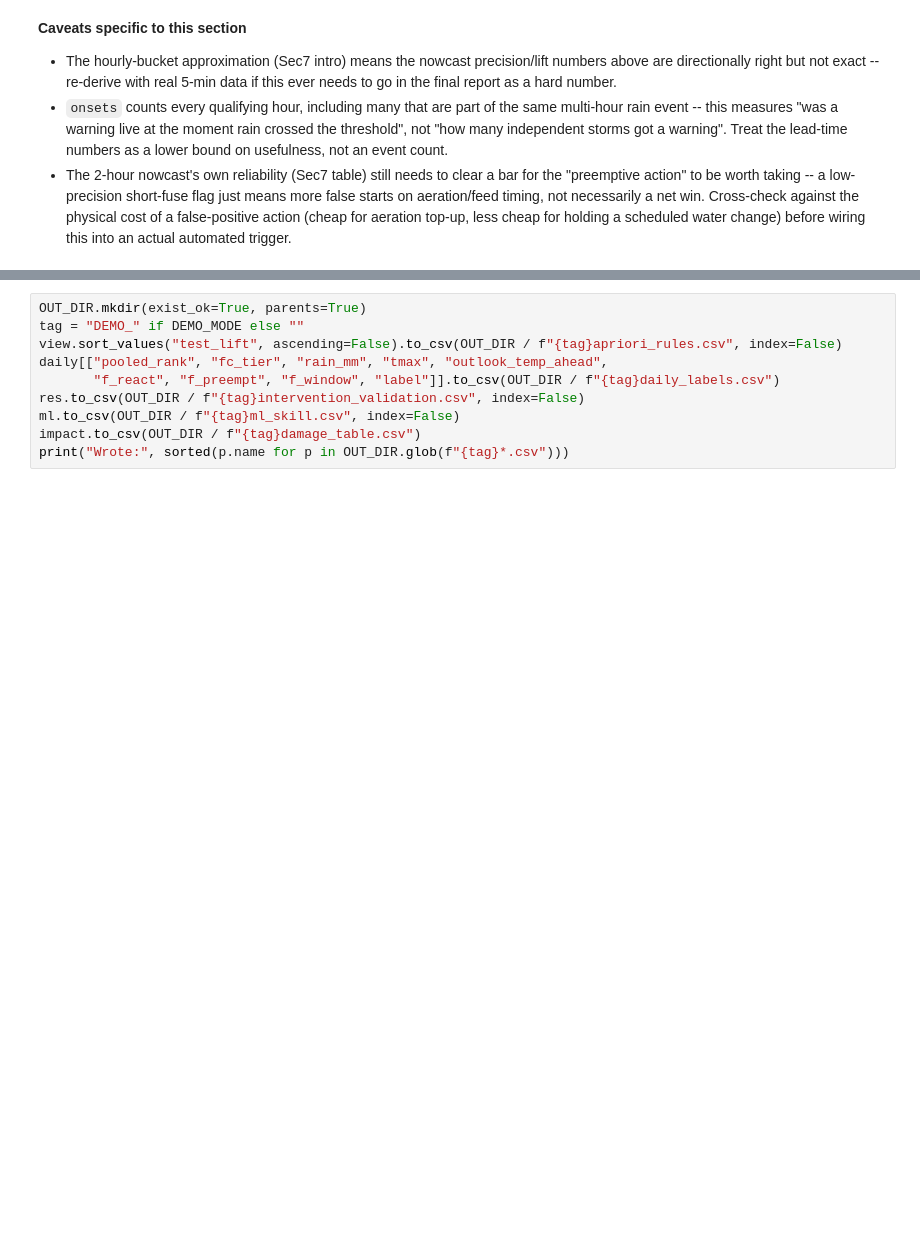
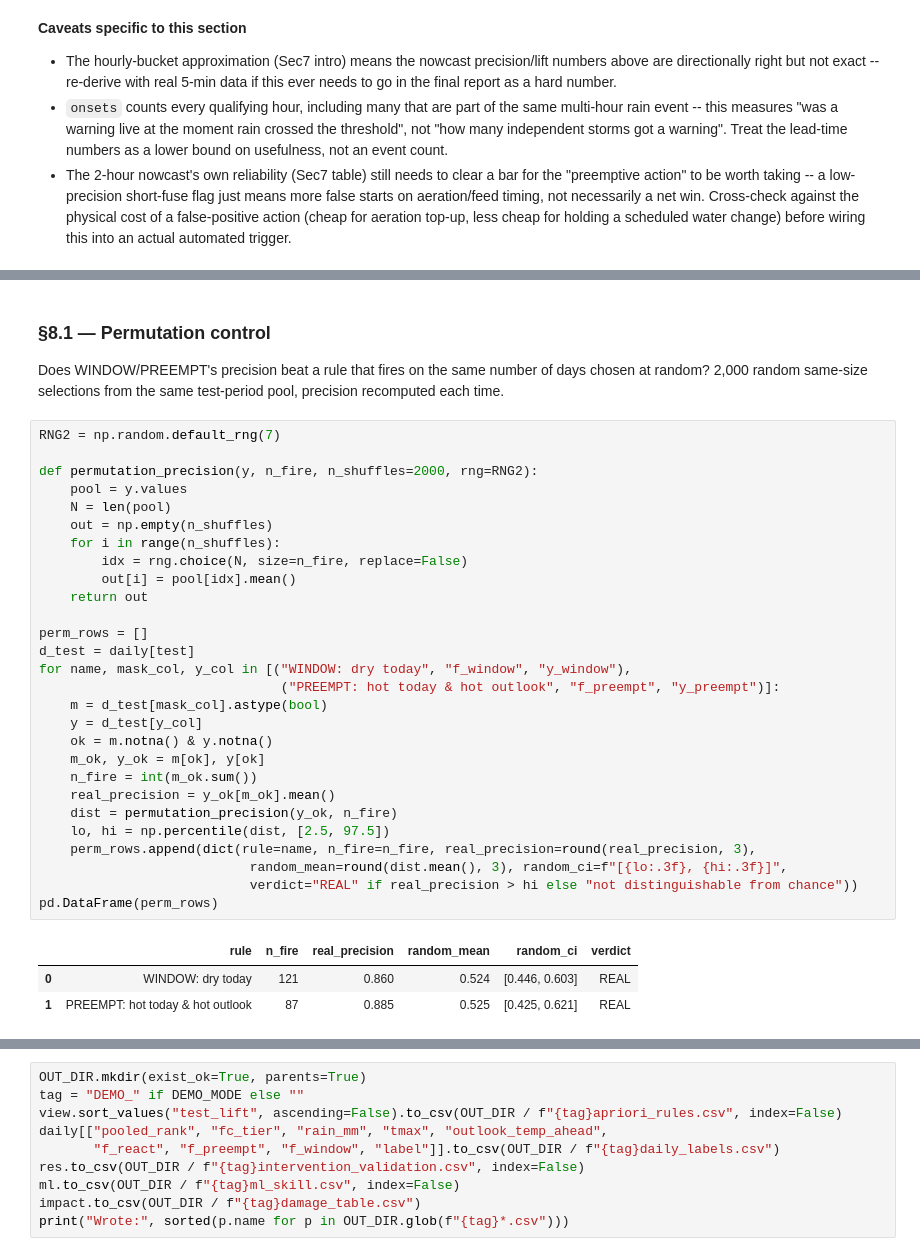
Before and after one commit to Edwinta-dev/OutdoorKoiFYP, a Jupyter notebook: NEA_Data_Analysis/forecast_reality_pipeline.ipynb, the cells around one changed output, grey strips where cells are left out. Cells and saved outputs as stored; diff of their text form; blank space fills up the shorter version.

```diff
--- a/NEA_Data_Analysis/forecast_reality_pipeline.ipynb
+++ b/NEA_Data_Analysis/forecast_reality_pipeline.ipynb
@@ -987,0 +996,37 @@ ladder
+# %% [markdown]
+### §8.1 — Permutation control
+
+Does WINDOW/PREEMPT's precision beat a rule that fires on the same number of days chosen at random?
+2,000 random same-size selections from the same test-period pool, precision recomputed each time.
+# %%
+RNG2 = np.random.default_rng(7)
+
+def permutation_precision(y, n_fire, n_shuffles=2000, rng=RNG2):
+    pool = y.values
+    N = len(pool)
+    out = np.empty(n_shuffles)
+    for i in range(n_shuffles):
+        idx = rng.choice(N, size=n_fire, replace=False)
+        out[i] = pool[idx].mean()
+    return out
+
+perm_rows = []
+d_test = daily[test]
+for name, mask_col, y_col in [("WINDOW: dry today", "f_window", "y_window"),
+                               ("PREEMPT: hot today & hot outlook", "f_preempt", "y_preempt")]:
+    m = d_test[mask_col].astype(bool)
+    y = d_test[y_col]
+    ok = m.notna() & y.notna()
+    m_ok, y_ok = m[ok], y[ok]
+    n_fire = int(m_ok.sum())
+    real_precision = y_ok[m_ok].mean()
+    dist = permutation_precision(y_ok, n_fire)
+    lo, hi = np.percentile(dist, [2.5, 97.5])
+    perm_rows.append(dict(rule=name, n_fire=n_fire, real_precision=round(real_precision, 3),
+                           random_mean=round(dist.mean(), 3), random_ci=f"[{lo:.3f}, {hi:.3f}]",
+                           verdict="REAL" if real_precision > hi else "not distinguishable from chance"))
+pd.DataFrame(perm_rows)
+# %% [output]
+|  | rule | n_fire | real_precision | random_mean | random_ci | verdict |
+| 0 | WINDOW: dry today | 121 | 0.860 | 0.524 | [0.446, 0.603] | REAL |
+| 1 | PREEMPT: hot today & hot outlook | 87 | 0.885 | 0.525 | [0.425, 0.621] | REAL |
```
Also changed, not shown: parts of 9 cells of this notebook.
